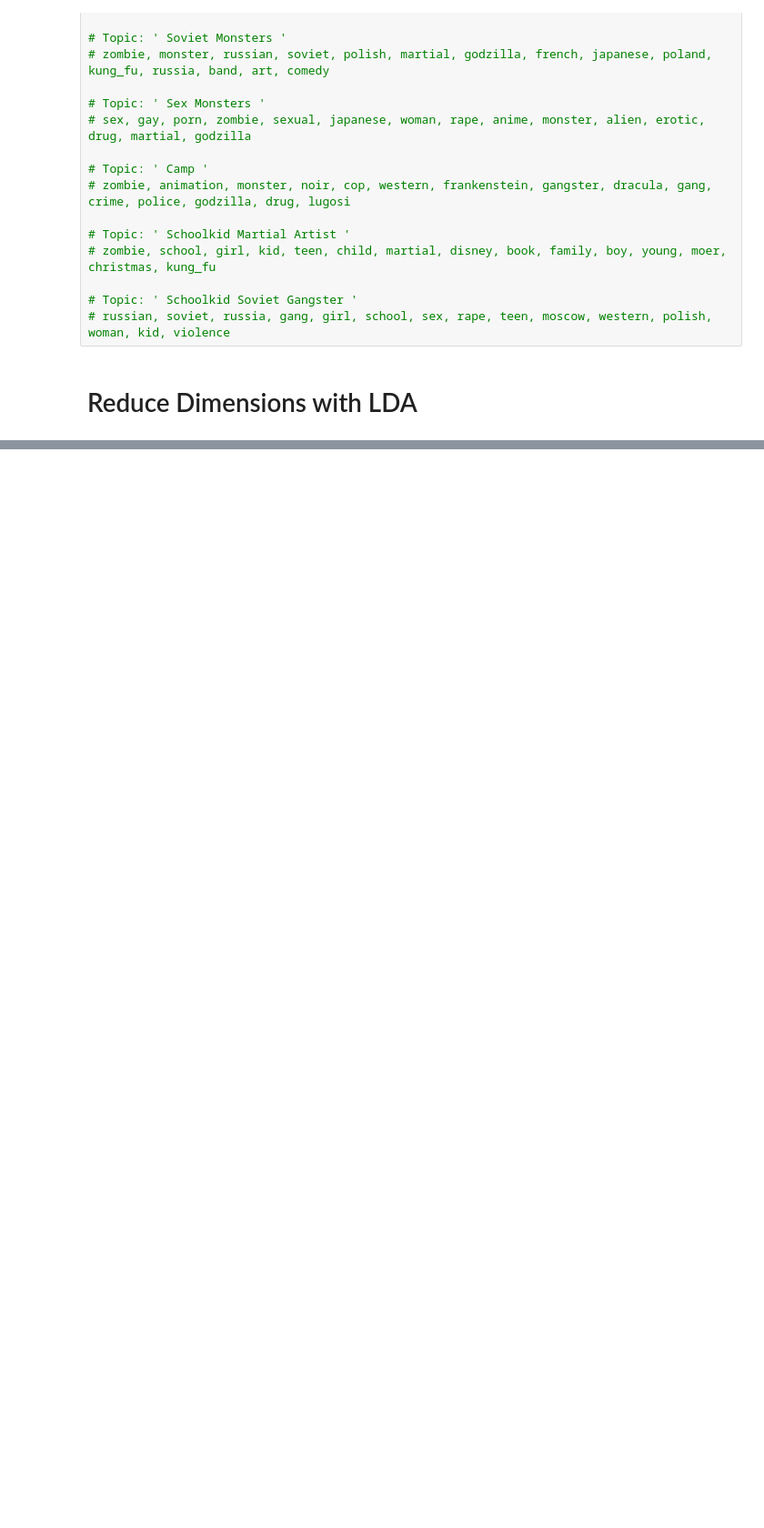
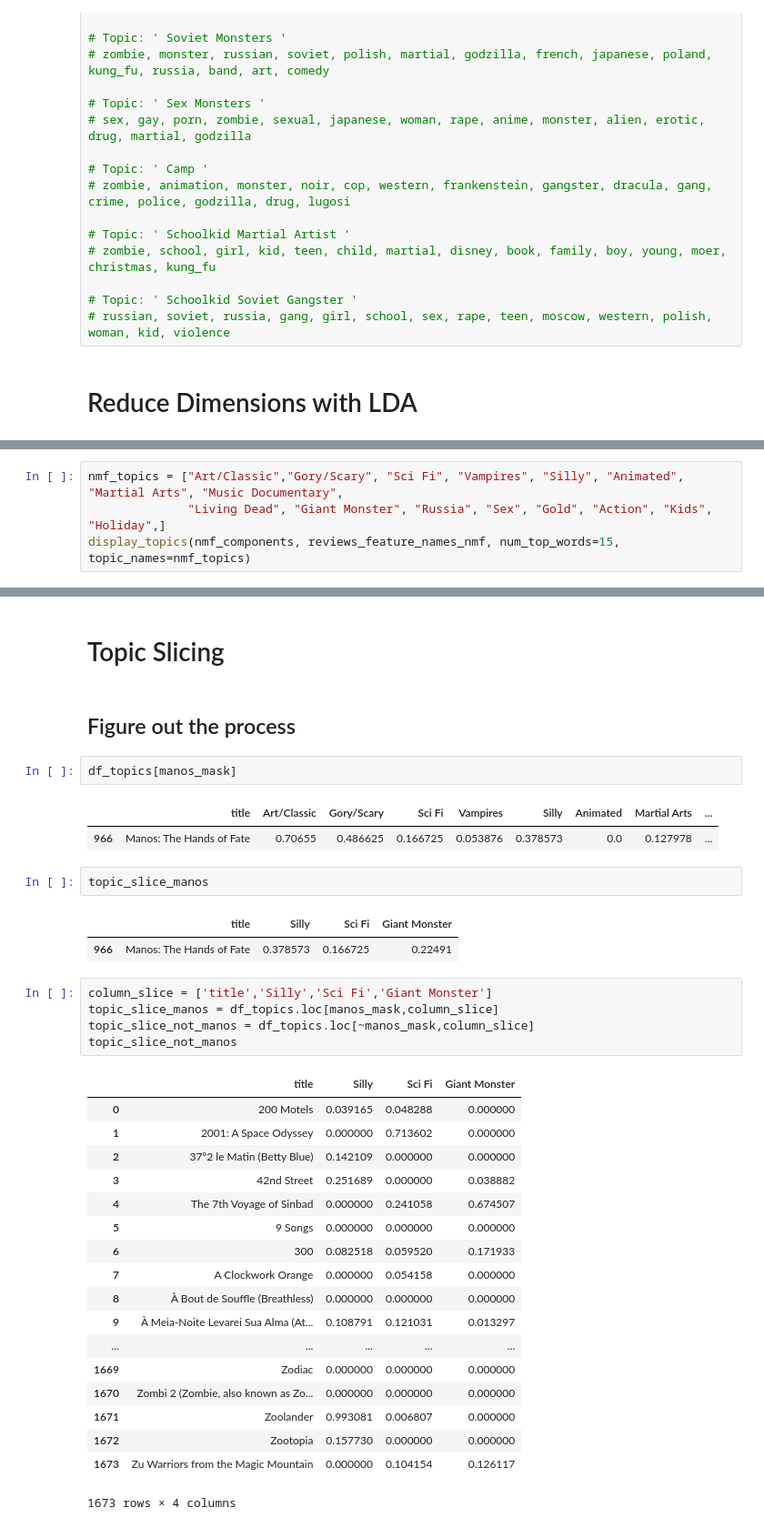
Before and after one commit to ehillenbrand4541/ProjectFinal, a Jupyter notebook: 04_Project05_vectorize_and_reduce_dimensions.ipynb, the cells around one changed output, grey strips where cells are left out. Shown at 91% size. Drawn from its saved outputs; the diff is of its cells as text; blank space fills up the shorter version.

```diff
--- a/04_Project05_vectorize_and_reduce_dimensions.ipynb
+++ b/04_Project05_vectorize_and_reduce_dimensions.ipynb
@@ -284,0 +286,4 @@ reviews_sparse_matrix_lda, reviews_feature_names_lda = vectorize_tfidf(reviews,
+# %%
+nmf_topics = ["Art/Classic","Gory/Scary", "Sci Fi", "Vampires", "Silly", "Animated", "Martial Arts", "Music Documentary",
+              "Living Dead", "Giant Monster", "Russia", "Sex", "Gold", "Action", "Kids", "Holiday",]
+display_topics(nmf_components, reviews_feature_names_nmf, num_top_words=15, topic_names=nmf_topics)
@@ -284,0 +592,38 @@ reviews_sparse_matrix_lda, reviews_feature_names_lda = vectorize_tfidf(reviews,
+# %% [markdown]
+# Topic Slicing
+# %% [markdown]
+## Figure out the process
+# %%
+df_topics[manos_mask]
+# %% [output]
+|  | title | Art/Classic | Gory/Scary | Sci Fi | Vampires | Silly | Animated | Martial Arts | ... |
+| 966 | Manos: The Hands of Fate | 0.70655 | 0.486625 | 0.166725 | 0.053876 | 0.378573 | 0.0 | 0.127978 | ... |
+# %%
+topic_slice_manos
+# %% [output]
+|  | title | Silly | Sci Fi | Giant Monster |
+| 966 | Manos: The Hands of Fate | 0.378573 | 0.166725 | 0.22491 |
+# %%
+column_slice = ['title','Silly','Sci Fi','Giant Monster']
+topic_slice_manos = df_topics.loc[manos_mask,column_slice]
+topic_slice_not_manos = df_topics.loc[~manos_mask,column_slice]
+topic_slice_not_manos
+# %% [output]
+|  | title | Silly | Sci Fi | Giant Monster |
+| 0 | 200 Motels | 0.039165 | 0.048288 | 0.000000 |
+| 1 | 2001: A Space Odyssey | 0.000000 | 0.713602 | 0.000000 |
+| 2 | 37°2 le Matin (Betty Blue) | 0.142109 | 0.000000 | 0.000000 |
+| 3 | 42nd Street | 0.251689 | 0.000000 | 0.038882 |
+| 4 | The 7th Voyage of Sinbad | 0.000000 | 0.241058 | 0.674507 |
+| 5 | 9 Songs | 0.000000 | 0.000000 | 0.000000 |
+| 6 | 300 | 0.082518 | 0.059520 | 0.171933 |
+| 7 | A Clockwork Orange | 0.000000 | 0.054158 | 0.000000 |
+| 8 | À Bout de Souffle (Breathless) | 0.000000 | 0.000000 | 0.000000 |
+| 9 | À Meia-Noite Levarei Sua Alma (At... | 0.108791 | 0.121031 | 0.013297 |
+| ... | ... | ... | ... | ... |
+| 1669 | Zodiac | 0.000000 | 0.000000 | 0.000000 |
+| 1670 | Zombi 2 (Zombie, also known as Zo... | 0.000000 | 0.000000 | 0.000000 |
+| 1671 | Zoolander | 0.993081 | 0.006807 | 0.000000 |
+| 1672 | Zootopia | 0.157730 | 0.000000 | 0.000000 |
+| 1673 | Zu Warriors from the Magic Mountain | 0.000000 | 0.104154 | 0.126117 |
+1673 rows × 4 columns
```
Also changed, not shown: parts of 76 cells of this notebook, 1 other file.
